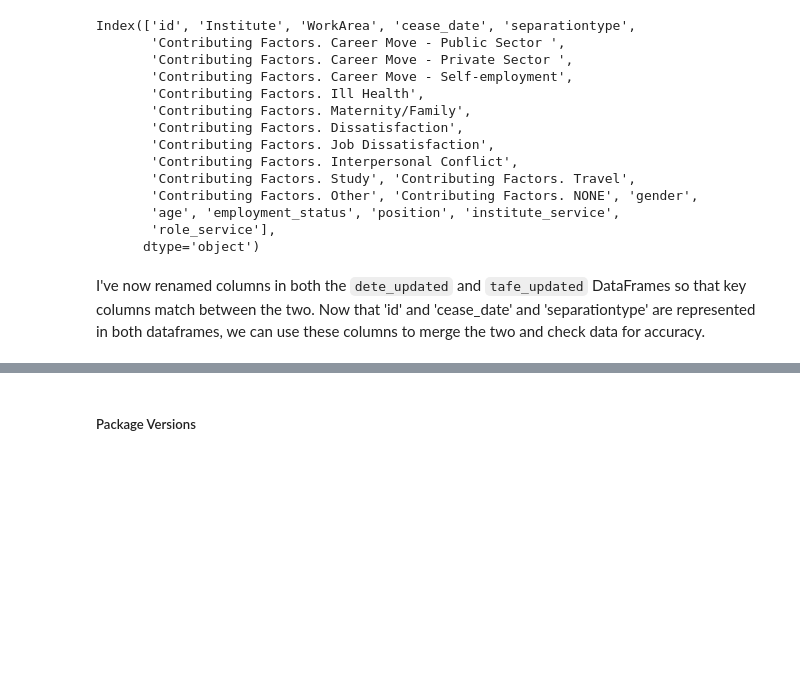
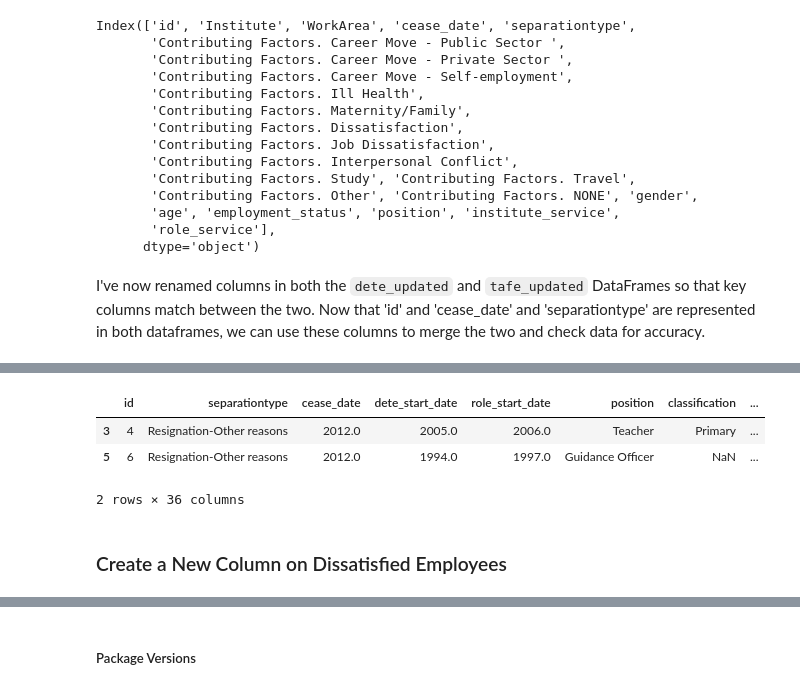
Before and after one commit to nikomccarty/data_science_notebooks, a Jupyter notebook: 20220515_cleaning_exit_surveys/exploratory.ipynb, the cells around one changed output, grey strips where cells are left out. Cells and saved outputs as stored; diff of their text form; code cells hidden in the pictures; blank space fills up the shorter version.

```diff
--- a/20220515_cleaning_exit_surveys/exploratory.ipynb
+++ b/20220515_cleaning_exit_surveys/exploratory.ipynb
@@ -157,0 +295,10 @@ I've now renamed columns in both the `dete_updated` and `tafe_updated` DataFrame
+# %%
+dete_resignations['institute_service'] = dete_resignations['cease_date'] - dete_resignations['dete_start_date']
+dete_resignations.head(2)
+# %% [output]
+|  | id | separationtype | cease_date | dete_start_date | role_start_date | position | classification | ... |
+| 3 | 4 | Resignation-Other reasons | 2012.0 | 2005.0 | 2006.0 | Teacher | Primary | ... |
+| 5 | 6 | Resignation-Other reasons | 2012.0 | 1994.0 | 1997.0 | Guidance Officer | NaN | ... |
+2 rows × 36 columns
+# %% [markdown]
+### Create a New Column on Dissatisfied Employees
```
Also changed, not shown: parts of 27 cells of this notebook.
